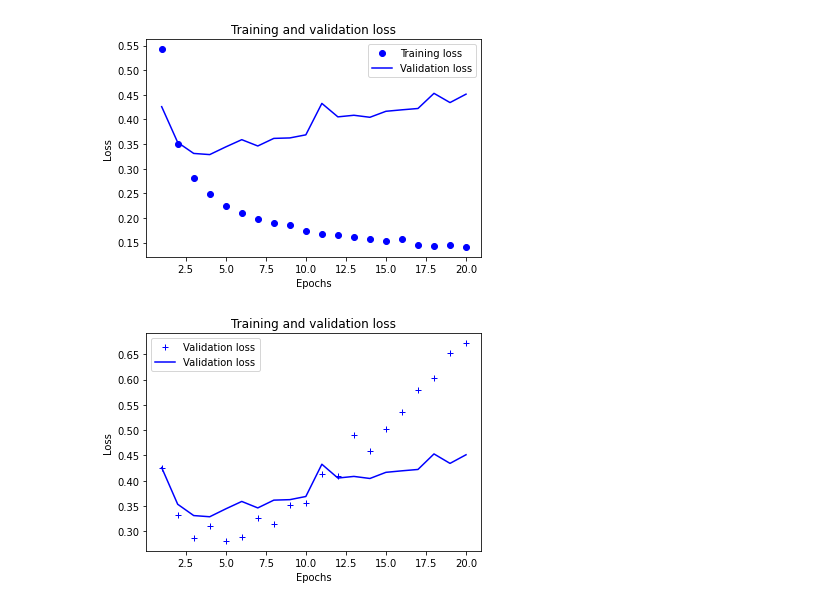
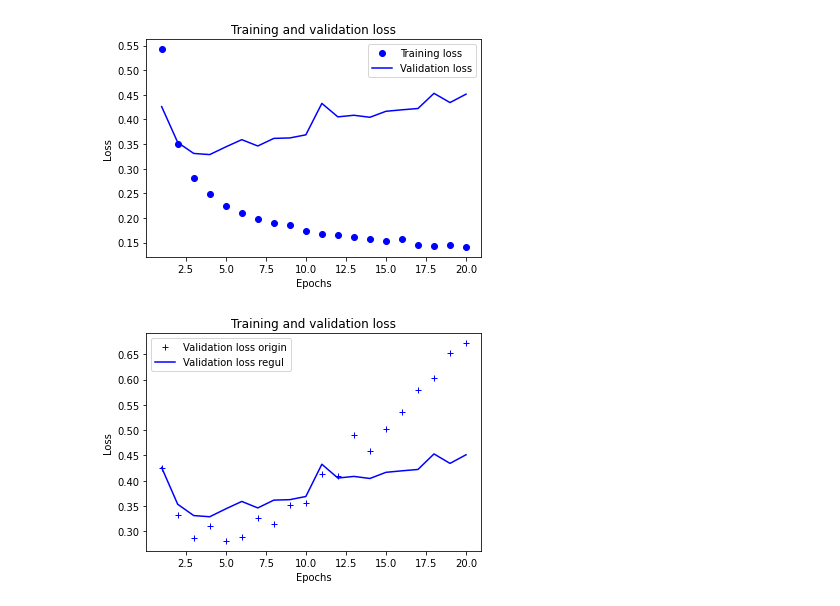
Before and after one commit to sturu1/THU-PM, a Jupyter notebook: Copy_of_4_4_2_1_가중치규제.ipynb, the cells around one changed output. Drawn from its saved outputs; the diff is of its cells as text; code cells hidden in the pictures.

```diff
--- a/Copy_of_4_4_2_1_가중치규제.ipynb
+++ b/Copy_of_4_4_2_1_가중치규제.ipynb
@@ -138,15 +138,15 @@ plt.show()
 # %%
 import matplotlib.pyplot as plt
 
 epochs = range(1, 20 + 1)
 
-plt.plot(epochs, val_loss_origin, 'b+', label='Validation loss')
-plt.plot(epochs, val_loss_regul, 'b', label='Validation loss')
+plt.plot(epochs, val_loss_origin, 'b+', label='Validation loss origin')
+plt.plot(epochs, val_loss_regul, 'b', label='Validation loss regul')
 plt.title('Training and validation loss')
 plt.xlabel('Epochs')
 plt.ylabel('Loss')
 plt.legend()  # 범례를 그래프 상에 표시합니다.
 
 plt.show()
 # %% [output]
-[figure, old version]
+[figure, new version]
```
